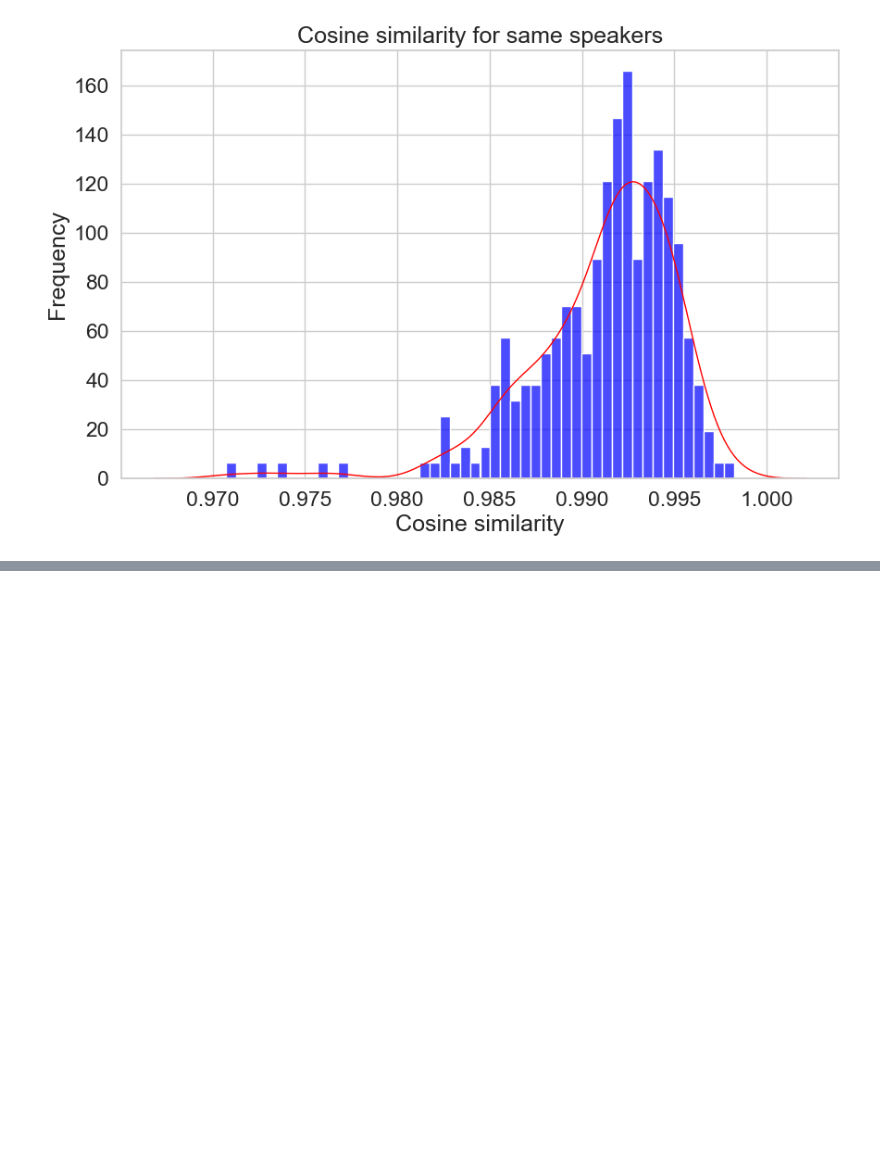
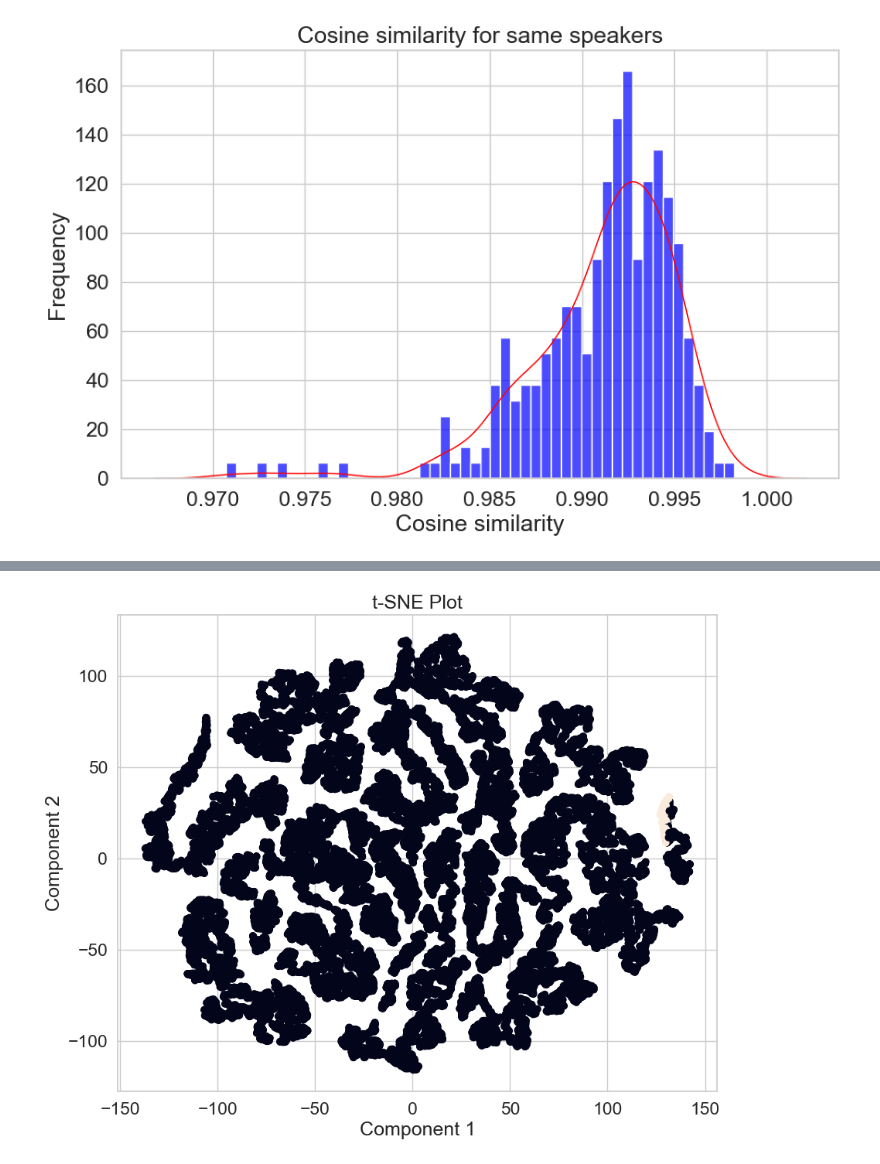
Before and after one commit to carmelgafa/ari5121-project, a Jupyter notebook: VoiceSimilarityAnalysis-code/analysis.ipynb, the cells around one changed output, grey strips where cells are left out. Saved outputs shown, nothing was run; the diff lists cells and outputs as text; code cells hidden in the pictures; blank space fills up the shorter version.

```diff
--- a/VoiceSimilarityAnalysis-code/analysis.ipynb
+++ b/VoiceSimilarityAnalysis-code/analysis.ipynb
@@ -264,0 +278,19 @@ plt.show()
+# %%
+#create t-sne plot
+from sklearn.manifold import TSNE
+import matplotlib.pyplot as plt
+
+# Add a small random noise to create a second feature for t-SNE
+df_summary['Cosine_Similarity_Noise'] = df_summary['Cosine_Similarity'] + np.random.normal(0, 0.01, len(df_summary))
+
+tsne = TSNE(n_components=2, random_state=42)
+tsne_results = tsne.fit_transform(df_summary[['Cosine_Similarity', 'Cosine_Similarity_Noise']])
+
+plt.figure(figsize=(10, 8))
+plt.scatter(tsne_results[:, 0], tsne_results[:, 1], c=df_summary['same_speaker_calculated'])
+plt.xlabel('Component 1')
+plt.ylabel('Component 2')
+plt.title('t-SNE Plot')
+plt.show()
+# %% [output]
+[figure, added]
```
Also changed, not shown: parts of 5 cells of this notebook, 26 other files.
